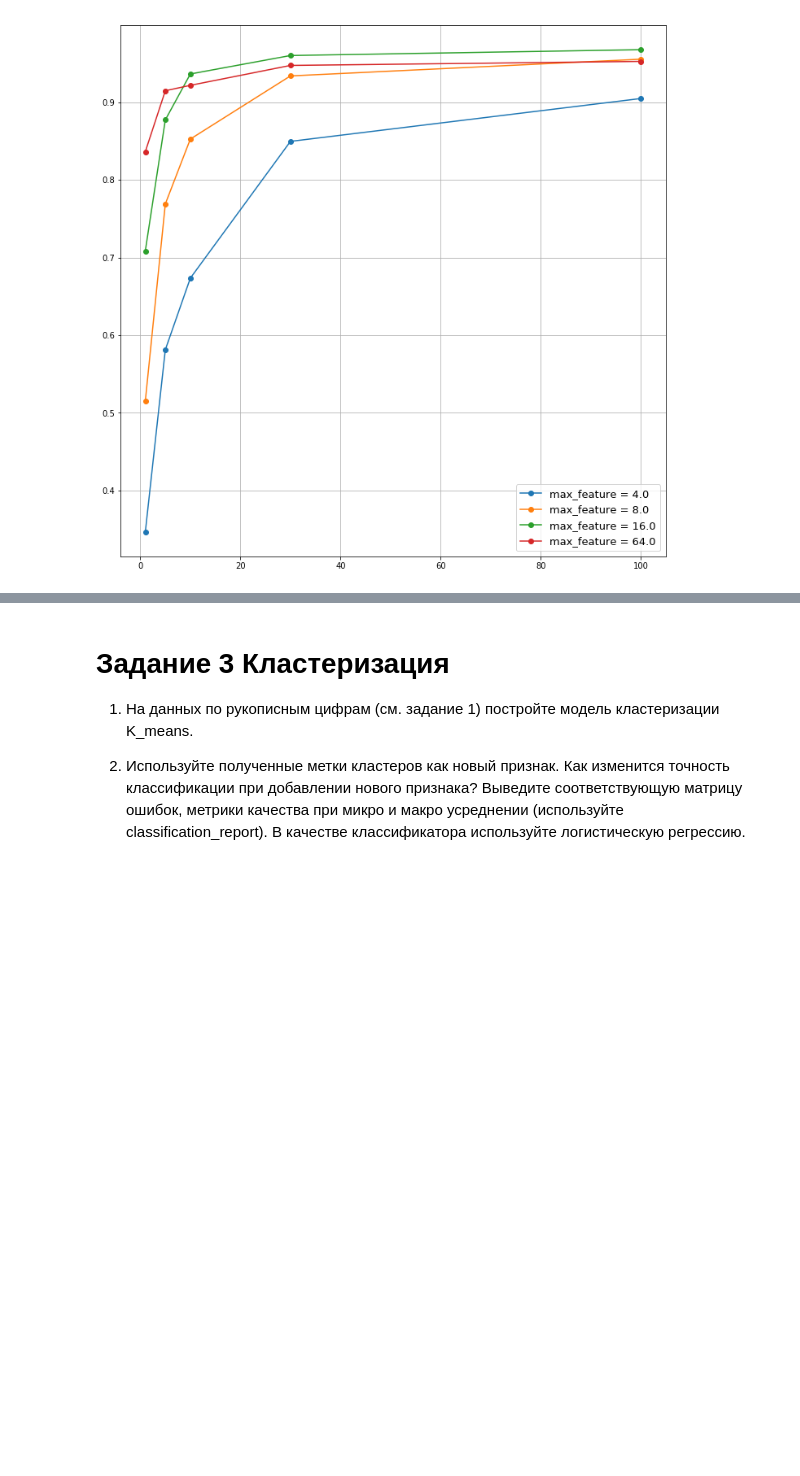
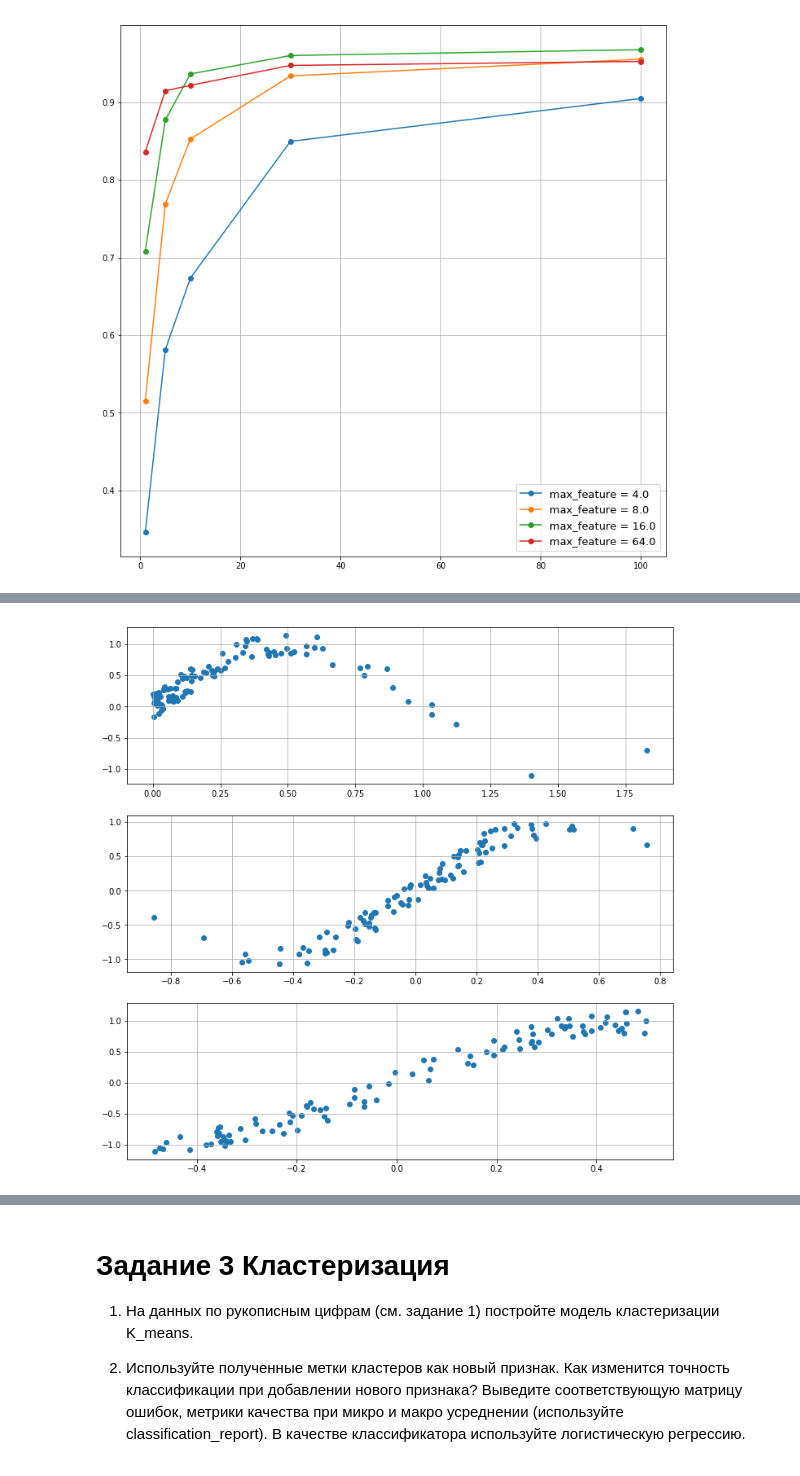
Before and after one commit to BobrG/IreneGit, a Jupyter notebook: ML_Homework_2.ipynb, the cells around one changed output, grey strips where cells are left out. Cells and saved outputs as stored; diff of their text form; code cells hidden in the pictures; blank space fills up the shorter version.

```diff
--- a/ML_Homework_2.ipynb
+++ b/ML_Homework_2.ipynb
@@ -243,0 +210,30 @@ $$
+# %%
+n_objects = 100
+n_samples = 1
+
+x_norm = np.random.normal(0, 0.3, (n_objects, n_samples))
+x_exp = np.random.exponential(0.3, (n_objects, n_samples))
+x_uni = np.random.uniform(-0.5, 0.5, (n_objects, n_samples))
+
+y_norm = np.sin(np.pi * x_norm) + np.random.uniform(-0.2, 0.2, (n_objects, n_samples))
+y_exp = np.sin(np.pi * x_exp) + np.random.uniform(-0.2, 0.2, (n_objects, n_samples))
+y_uni = np.sin(np.pi * x_uni) + np.random.uniform(-0.2, 0.2, (n_objects, n_samples))
+# %%
+def plot_samples(x, y, col, row):
+    fig = plt.figure(figsize=(12, 12))
+    for i in range(len(x)):
+        fig.add_subplot(row, col, i + 1)
+        plt.scatter(x[i], y[i])
+        plt.grid('on')
+
+def plot_regression(model, x, y, col, row):
+    fig = plt.figure(figsize=(12, 12))
+    for i in range(0, len(x)):
+        fig.add_subplot(row, col, i + 1)
+        model.fit(x[i], y[i])
+        plt.scatter(x[i], y[i])
+        plt.plot(x[i], model.predict(x[i]))
+# %%
+plot_samples([x_exp, x_norm, x_uni], [y_exp, y_norm, y_uni], 1, 3)
+# %% [output]
+[figure, added]
```
Also changed, not shown: parts of 9 cells of this notebook.
